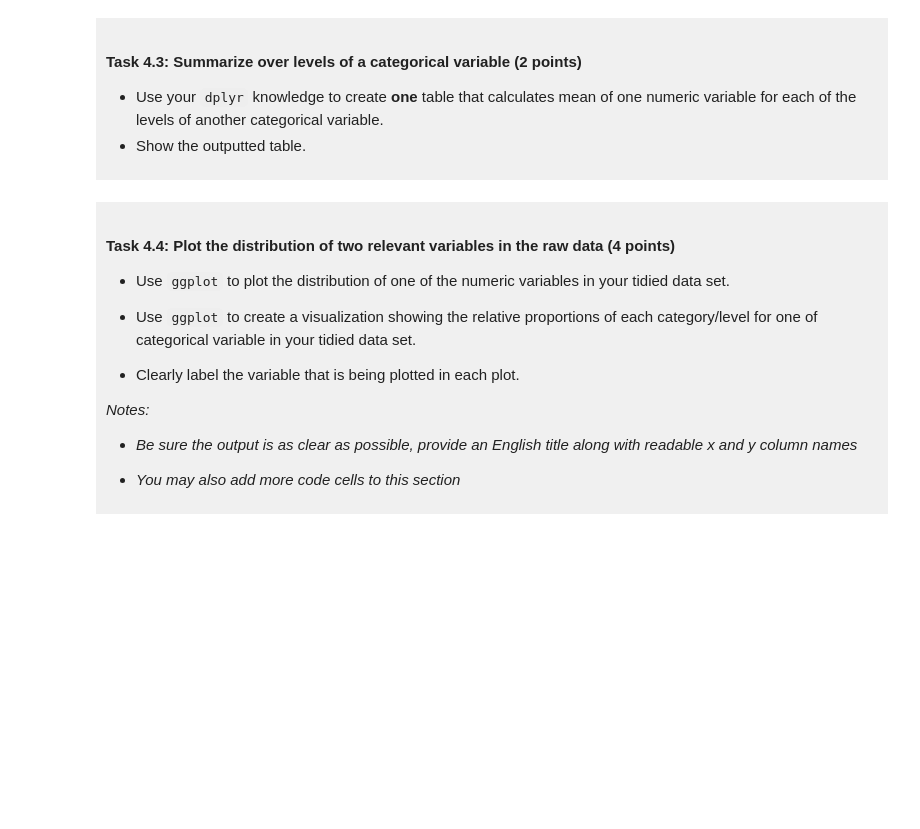
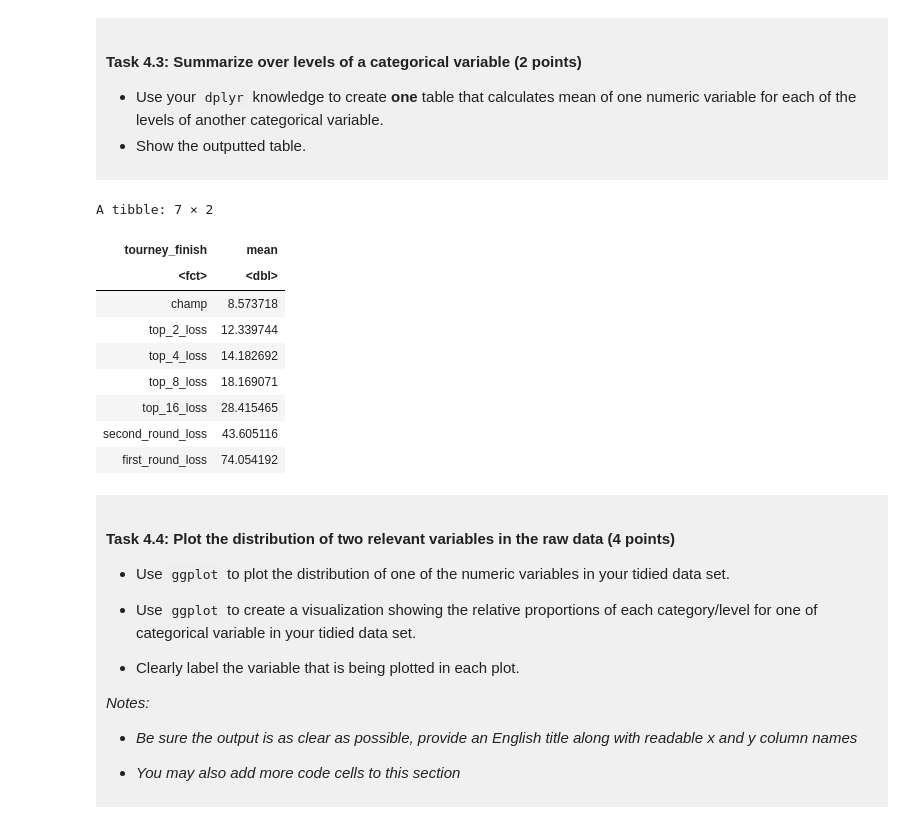
Before and after one commit to tarynluu/dsci-100-project-taryn-lu, a Jupyter notebook: dsci-100-project-notebook.ipynb, the cells around one changed output. Saved outputs shown, nothing was run; the diff lists cells and outputs as text; code cells hidden in the pictures; blank space fills up the shorter version.

```diff
--- a/dsci-100-project-notebook.ipynb
+++ b/dsci-100-project-notebook.ipynb
@@ -388,7 +388,25 @@ A tibble: 1 × 6
 - Show the outputted table.
 </div>
 # %%
-#mean of seed percentage for each tourney finish result?
+# a table of the mean seed percentage for each level of tournament finish, arranged in ascending order by mean
+
+table4.3 <- data_tidy_v2 |>
+    group_by(tourney_finish)|>
+    summarize(mean = mean(seed_percentage))|>
+    arrange(mean)
+
+table4.3
+# %% [output]
+A tibble: 7 × 2
+| tourney_finish | mean |
+| <fct> | <dbl> |
+| champ | 8.573718 |
+| top_2_loss | 12.339744 |
+| top_4_loss | 14.182692 |
+| top_8_loss | 18.169071 |
+| top_16_loss | 28.415465 |
+| second_round_loss | 43.605116 |
+| first_round_loss | 74.054192 |
 # %% [markdown]
 <div style="background-color: #f0f0f0; padding: 10px;">
 
```
Also changed, not shown: parts of 2 cells of this notebook.
